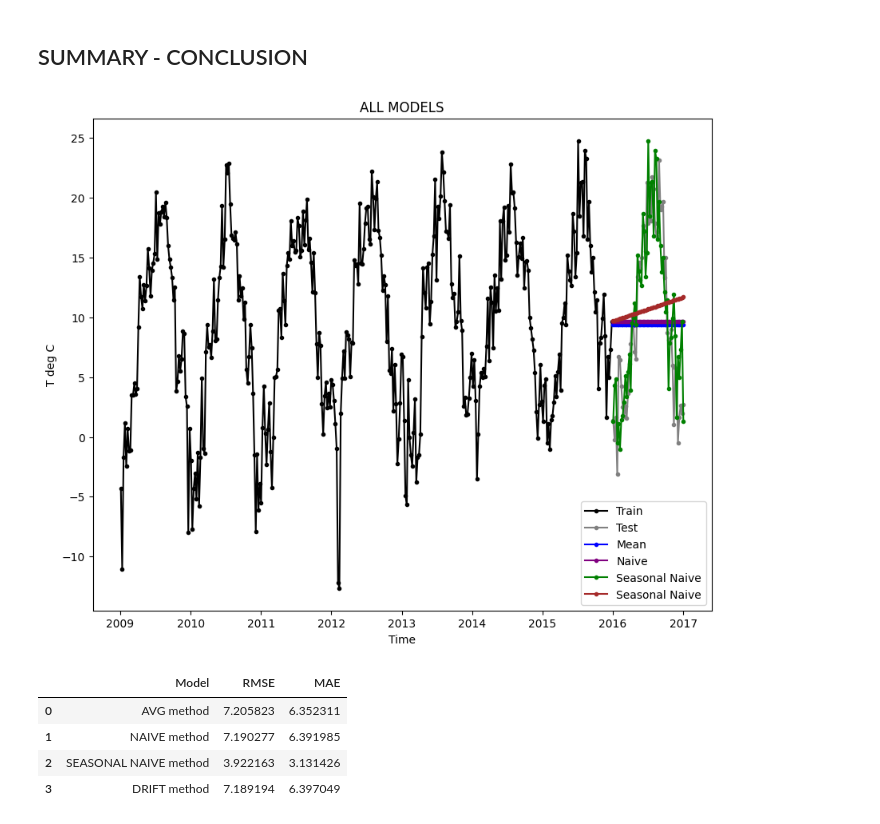
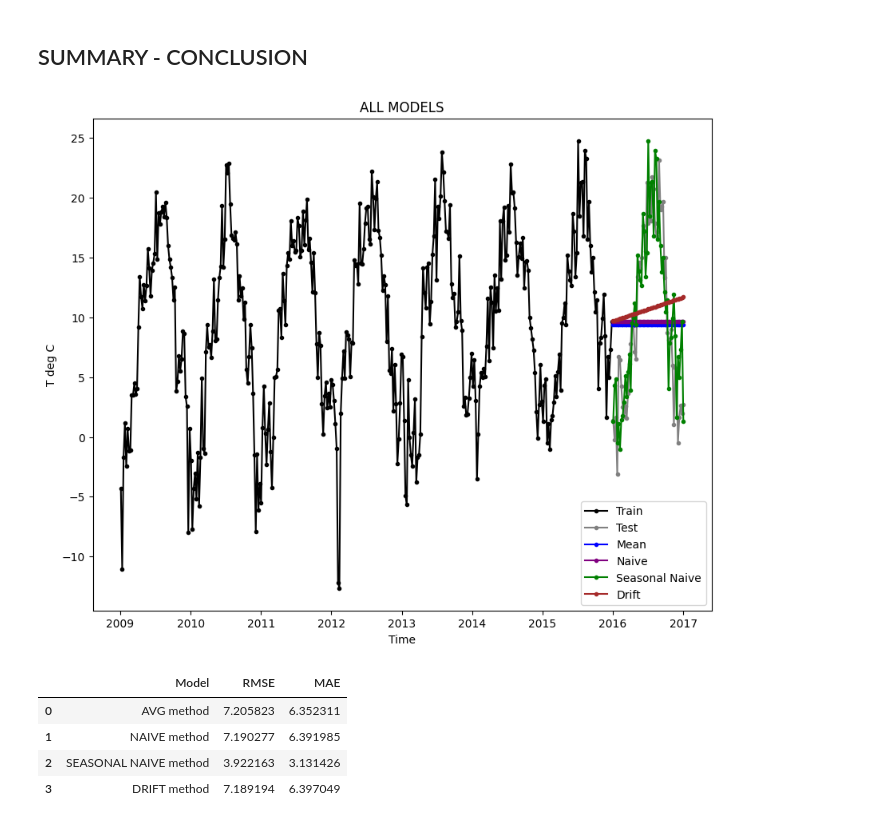
Before and after one commit to alelovo/StatisticalModels_project, a Jupyter notebook: SIMPLE_MODELS.ipynb, the cells around one changed output. Cells and saved outputs as stored; diff of their text form; code cells hidden in the pictures.

Commit message:
SM correction graph

```diff
--- a/SIMPLE_MODELS.ipynb
+++ b/SIMPLE_MODELS.ipynb
@@ -167,20 +167,20 @@ accuracy_simple_models_df=pd.concat([accuracy_simple_models_df, pd.DataFrame({'M
 # %%
 ## SUMMARY OF ALL THIS MODELS
 # Visualization
 plt.figure(figsize=(10,8))
 plt.plot(train_t.index, train_t, color='black',marker = '.',label='Train')
 plt.plot(test_t.index, test_t, color='gray',marker = '.',label='Test')
 plt.plot(test_t.index, forecast_model_AVG['mean'], color='blue',marker = '.', label='Mean')
 plt.plot(test_t.index, forecast_N['mean'], color='purple',marker = '.', label='Naive')
 plt.plot(test_t.index, forecast_NS['mean'], color='green',marker = '.', label='Seasonal Naive')
-plt.plot(test_t.index, forecast_RW['mean'], color='brown',marker = '.', label='Seasonal Naive')
+plt.plot(test_t.index, forecast_RW['mean'], color='brown',marker = '.', label='Drift')
 plt.xlabel('Time')
 plt.ylabel('T deg C')
 plt.legend()
 plt.title('ALL MODELS')
 plt.show()
 # %% [output]
-[figure, old version]
+[figure, new version]
 # %%
 accuracy_simple_models_df
 # %% [output]
```
